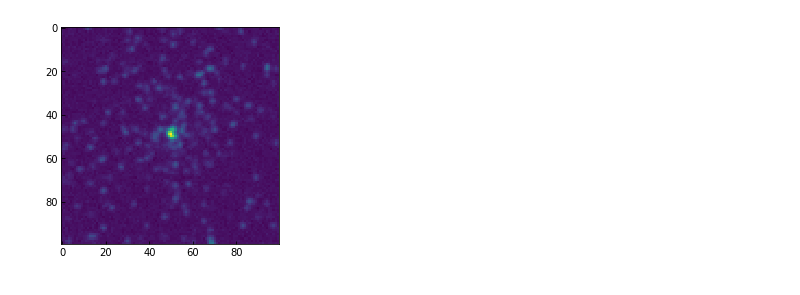
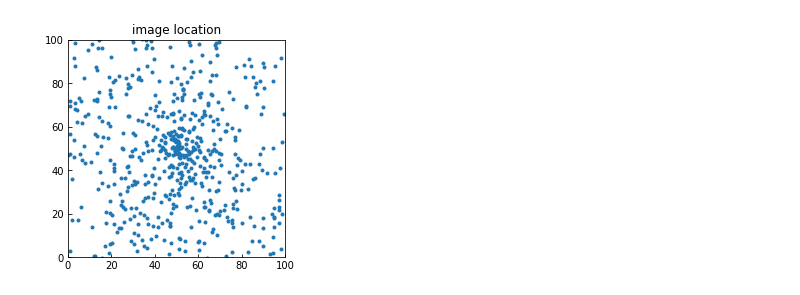
Before and after one commit to dhilligo/scarlet-deblend, a Jupyter notebook: Fake Images.ipynb, the cells around one changed output. Saved outputs shown, nothing was run; the diff lists cells and outputs as text; code cells hidden in the pictures.

```diff
--- a/Fake Images.ipynb
+++ b/Fake Images.ipynb
@@ -23,40 +23,40 @@ def my_gaussian(x, y, meanx, meany, sigma):
 #Creates empty nx by ny array
 nx , ny = 100 , 100
 image = np.zeros((ny , nx))
 
 #Sets number of stars
 n = 1000
 
 np.random.seed(5)
 #Sets random positions
 r = np.random.random(n) * nx
 theta = np.random.uniform(0., 2. * np.pi, n)
 
 #Creates random fluxes
-f = np.random.random(n) ** 2
+f = [100] * n * np.random.random(n) #** 2
 
 #Computes the random positions
 x = nx / 2 + r * np.cos(theta)
 y = ny / 2 + r * np.sin(theta)
+
+ax = plt.figure().add_subplot(111)
+ax.set_aspect('equal')
+plt.plot(x, y, '.')
+plt.xlim(0, nx)
+plt.ylim(0, ny)
+plt.title("image location")
+
 
 with open('data.pickle', 'wb') as file_obj:
     pickle.dump((image, x, y, f), file_obj)
 
 #Adding 'stars' over the array
 for i in range(n):
     if x[i]>=0 and x[i]<=nx and y[i] >= 0 and y[i] < ny:
         image[int(y[i]), int(x[i])] += f[i]
 
 #Makes each star a gaussian
 image = gaussian_filter(image, 1)
 #image = my_gaussian(nx,ny,x,y,1)
-
-#Adds noise
-image += np.random.normal(3., 0.01, image.shape)
-np.save("fake1.npy" , image)
-#Shows image
-plt.imshow(image, interpolation='nearest')
-plt.savefig('fake1.jpeg')
-plt.show()
 # %% [output]
-[figure, old version]
+[figure, new version]
```
Also changed, not shown: parts of 1 cell of this notebook, 1 other file.
